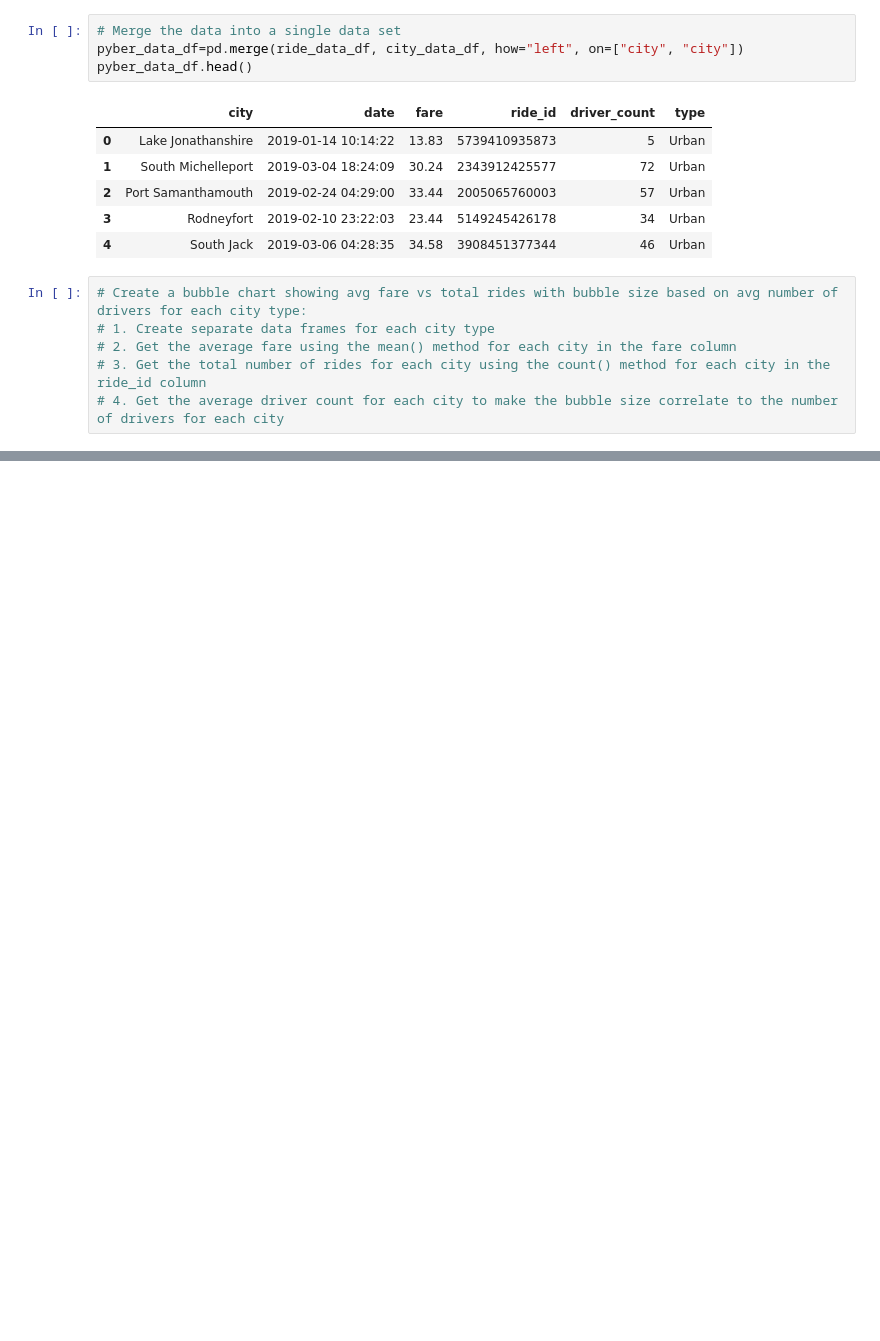
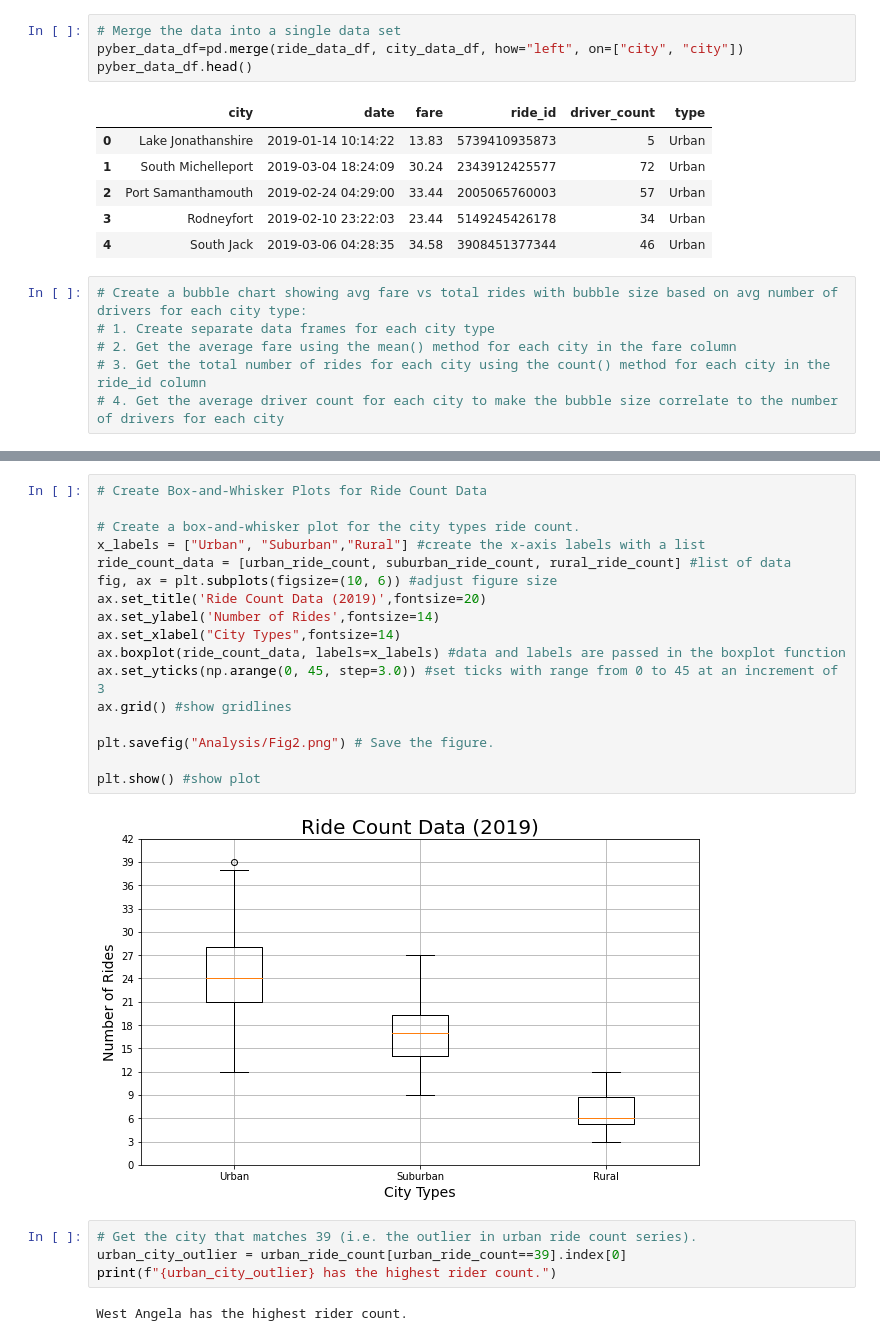
Before and after one commit to tsevi11a/PyBer_Analysis, a Jupyter notebook: PyBer.ipynb, the cells around one changed output, grey strips where cells are left out. Drawn from its saved outputs; the diff is of its cells as text; blank space fills up the shorter version.

Commit message:
adding box and whisker plots

```diff
--- a/PyBer.ipynb
+++ b/PyBer.ipynb
@@ -379,0 +659,25 @@ plt.show()
+# %%
+# Create Box-and-Whisker Plots for Ride Count Data
+
+# Create a box-and-whisker plot for the city types ride count.
+x_labels = ["Urban", "Suburban","Rural"] #create the x-axis labels with a list
+ride_count_data = [urban_ride_count, suburban_ride_count, rural_ride_count] #list of data
+fig, ax = plt.subplots(figsize=(10, 6)) #adjust figure size
+ax.set_title('Ride Count Data (2019)',fontsize=20)
+ax.set_ylabel('Number of Rides',fontsize=14)
+ax.set_xlabel("City Types",fontsize=14)
+ax.boxplot(ride_count_data, labels=x_labels) #data and labels are passed in the boxplot function
+ax.set_yticks(np.arange(0, 45, step=3.0)) #set ticks with range from 0 to 45 at an increment of 3
+ax.grid() #show gridlines
+
+plt.savefig("Analysis/Fig2.png") # Save the figure.
+
+plt.show() #show plot
+# %% [output]
+[figure, added]
+# %%
+# Get the city that matches 39 (i.e. the outlier in urban ride count series).
+urban_city_outlier = urban_ride_count[urban_ride_count==39].index[0]
+print(f"{urban_city_outlier} has the highest rider count.")
+# %% [output]
+West Angela has the highest rider count.
```
Also changed, not shown: parts of 57 cells of this notebook, 3 other files.
